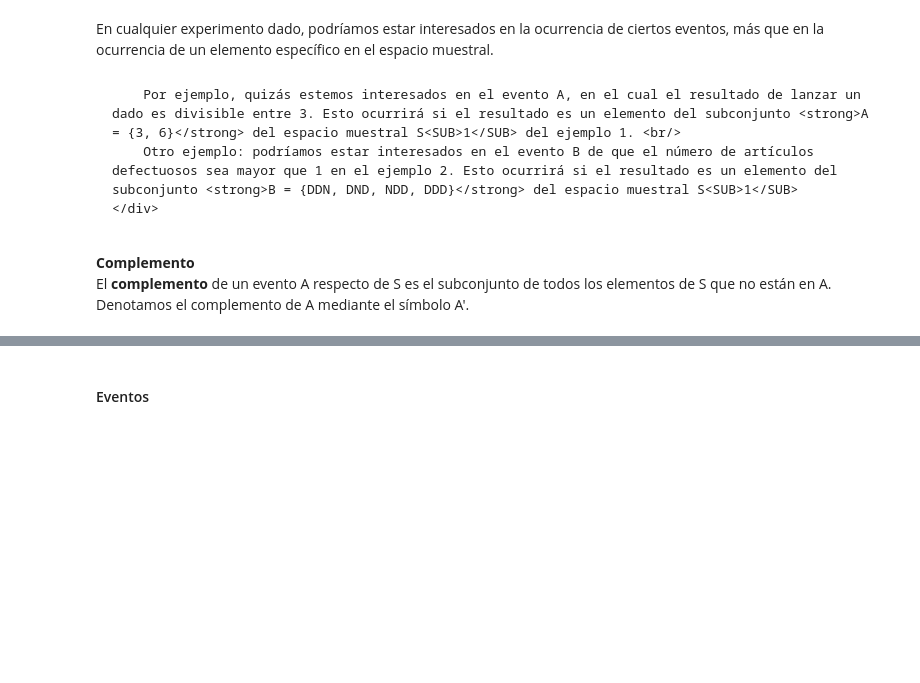
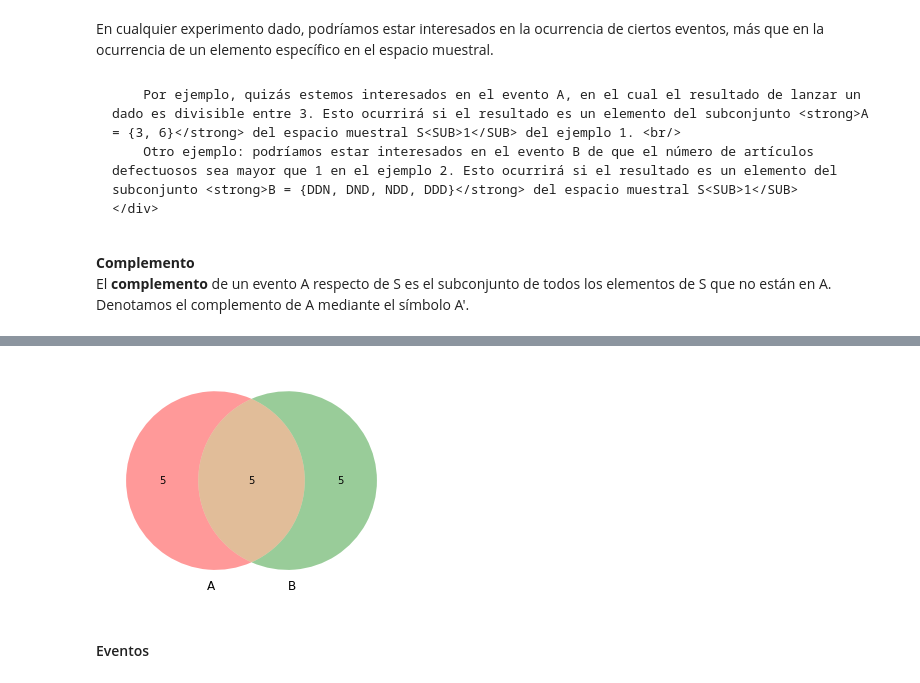
Before and after one commit to ecuevasbd/probabilidad, a Jupyter notebook: 2_TeoriaDeConjuntos.ipynb, the cells around one changed output, grey strips where cells are left out. Drawn from its saved outputs; the diff is of its cells as text; code cells hidden in the pictures; blank space fills up the shorter version.

```diff
--- a/2_TeoriaDeConjuntos.ipynb
+++ b/2_TeoriaDeConjuntos.ipynb
@@ -97,0 +139,10 @@ Si sólo estuviéramos interesados en si el número es par o impar, el espacio m
+# %%
+from matplotlib import pyplot as plt
+from matplotlib_venn import venn2
+
+A = {1,2,3,4,5,6,7,8,9,10}
+B = {2,4,6,8,10,12,14,16,18,20}
+venn2((A, B))
+plt.show()
+# %% [output]
+[figure, added]
```
Also changed, not shown: parts of 6 cells of this notebook.
